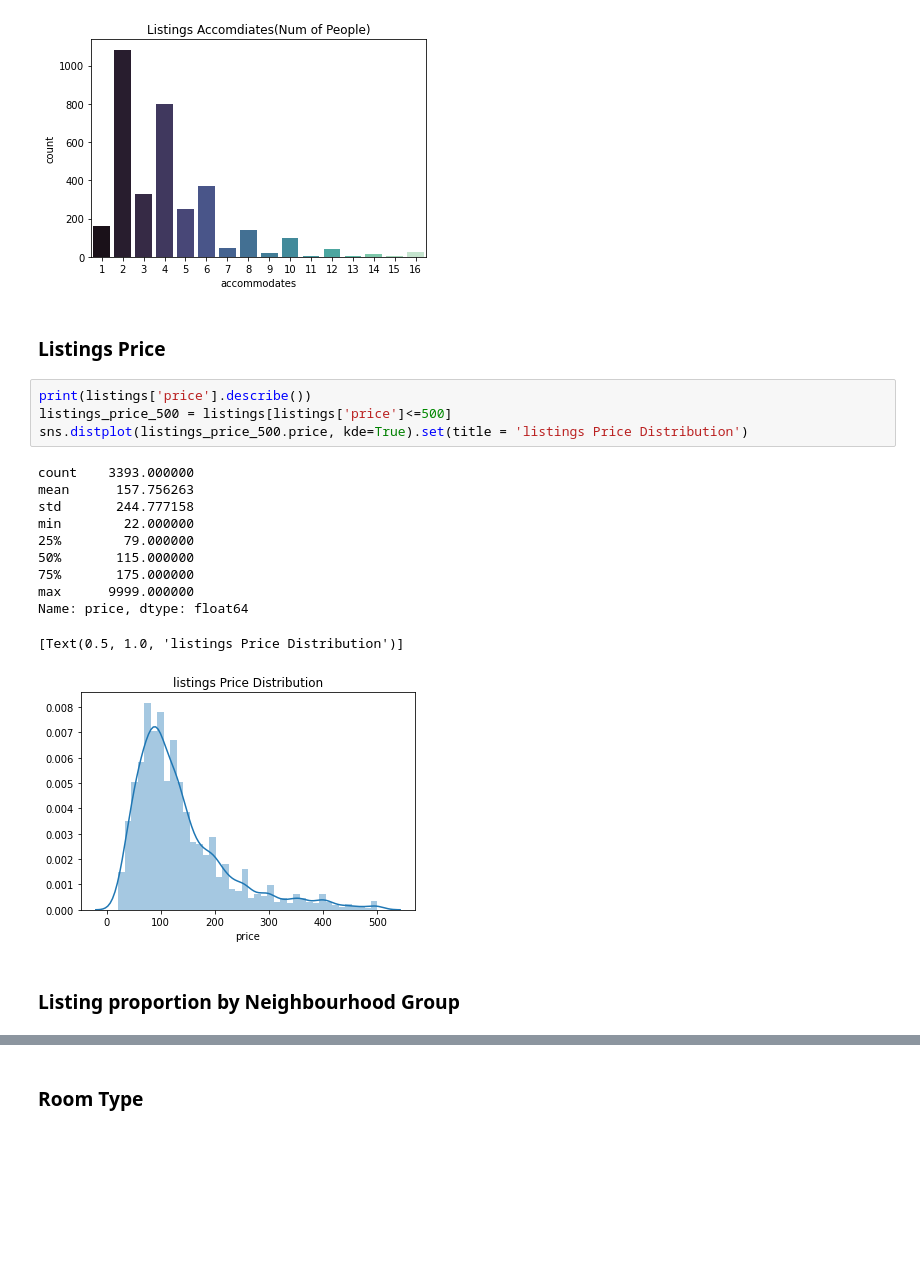
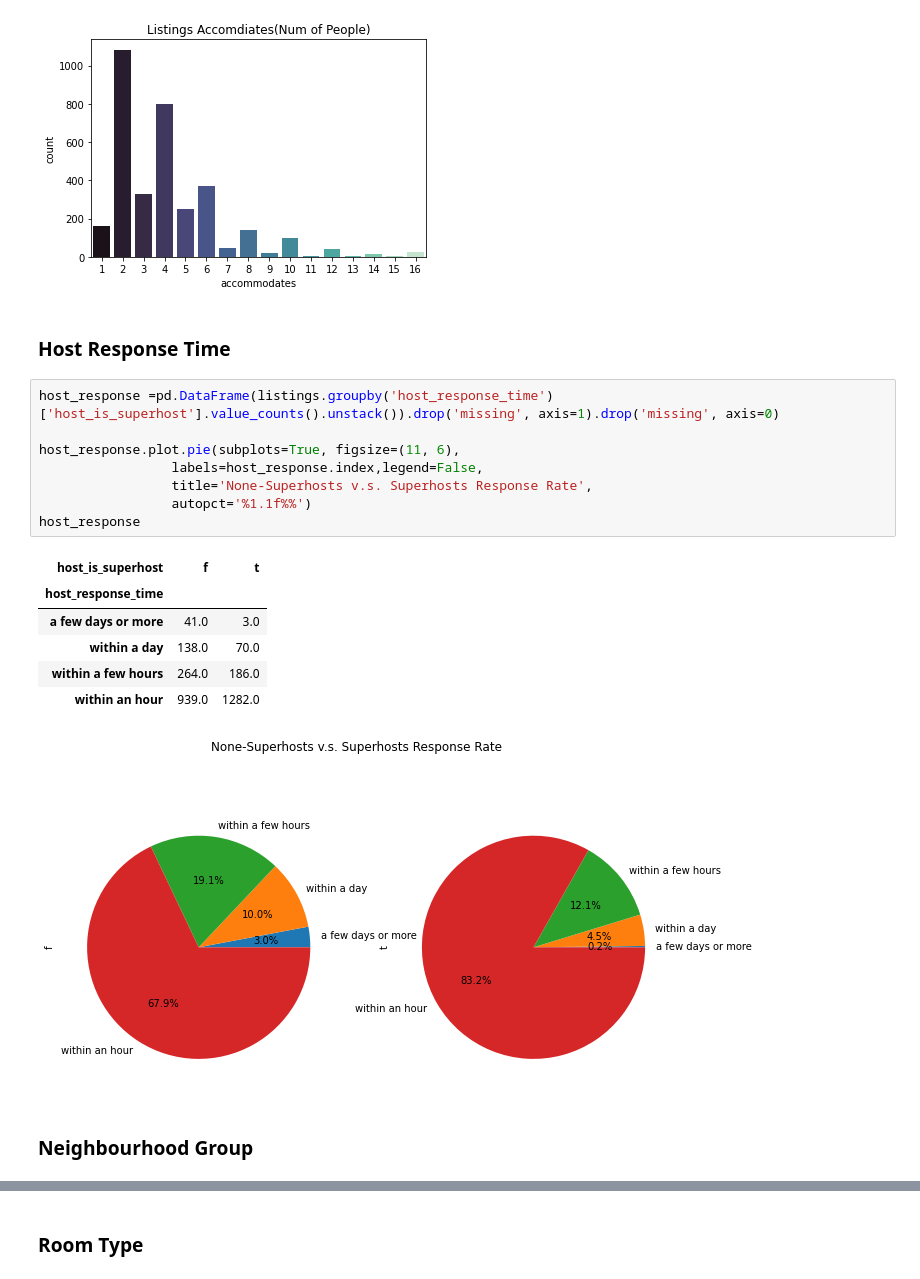
Before and after one commit to jeniscool/tools2-final-project, a Jupyter notebook: final_project_notebook.ipynb, the cells around one changed output, grey strips where cells are left out. Drawn from its saved outputs; the diff is of its cells as text; blank space fills up the shorter version.

Commit message:
remove dup import add a few plots

```diff
--- a/final_project_notebook.ipynb
+++ b/final_project_notebook.ipynb
@@ -380,24 +357,24 @@ sns.countplot(x=listings.accommodates, palette="mako").set(title='Listings Accom
 # %% [output]
 [Text(0.5, 1.0, 'Listings Accomdiates(Num of People)')]
 [figure]
-# %% [markdown]
-### Listings Price
-# %%
-print(listings['price'].describe())
-listings_price_500 = listings[listings['price']<=500]
-sns.distplot(listings_price_500.price, kde=True).set(title = 'listings Price Distribution')
-# %% [output]
-count    3393.000000
-mean      157.756263
-std       244.777158
-min        22.000000
-25%        79.000000
-50%       115.000000
-75%       175.000000
-max      9999.000000
-Name: price, dtype: float64
-[Text(0.5, 1.0, 'listings Price Distribution')]
-[figure, old version]
+# %% [markdown]
+### Host Response Time
+# %%
+host_response =pd.DataFrame(listings.groupby('host_response_time')['host_is_superhost'].value_counts().unstack()).drop('missing', axis=1).drop('missing', axis=0)
+
+host_response.plot.pie(subplots=True, figsize=(11, 6),
+                 labels=host_response.index,legend=False,
+                 title='None-Superhosts v.s. Superhosts Response Rate',
+                 autopct='%1.1f%%')
+host_response
+# %% [output]
+| host_is_superhost | f | t |
+| host_response_time |  |  |
+| a few days or more | 41.0 | 3.0 |
+| within a day | 138.0 | 70.0 |
+| within a few hours | 264.0 | 186.0 |
+| within an hour | 939.0 | 1282.0 |
+[figure, added]
 # %% [markdown]
-### Listing proportion by Neighbourhood Group
+### Neighbourhood Group
 # %%
```
Also changed, not shown: parts of 77 cells of this notebook.
